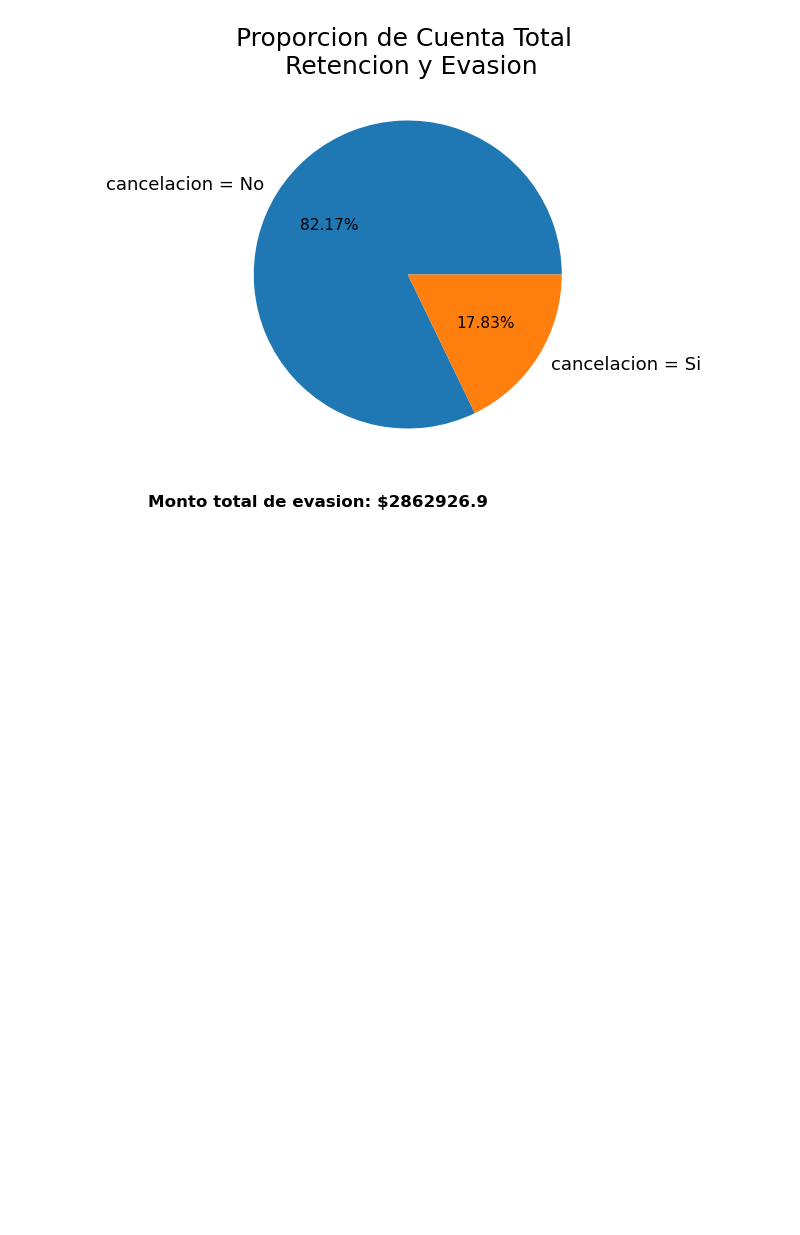
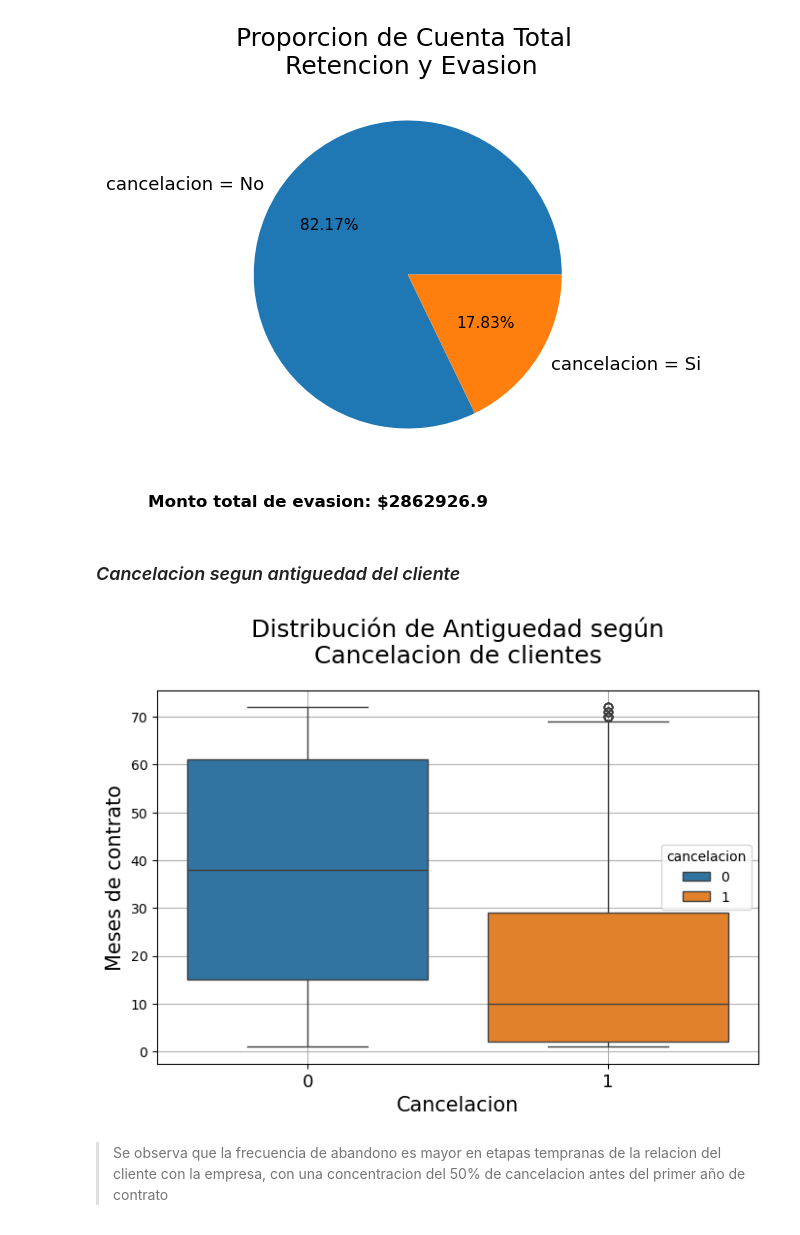
Before and after one commit to jbernalg/challenge_TelecomX_ML, a Jupyter notebook: telecomX_ML_2.ipynb, the cells around one changed output. Saved outputs shown, nothing was run; the diff lists cells and outputs as text; code cells hidden in the pictures; blank space fills up the shorter version.

Commit message:
analisis visual 1.2

```diff
--- a/telecomX_ML_2.ipynb
+++ b/telecomX_ML_2.ipynb
@@ -649,3 +642,37 @@ plt.figtext(
 plt.show()
 # %% [output]
 [figure]
+# %% [markdown]
+### _Cancelacion segun antiguedad del cliente_
+# %%
+def boxplot_churn(df: pd.DataFrame,
+                  ycol: str,
+                  ylabel: str=None,
+                  title_translate: str=None):
+
+    """
+    Genera y guarda un boxplot que muestra la distribución de una variable numérica
+    (`ycol`) según la condición de churn de los clientes.
+    """
+
+    if ylabel is None:
+        ylabel = ycol
+    if title_translate is None:
+        title_translate = ycol
+
+    fig, ax = plt.subplots(figsize=(8, 5))
+
+    ax = sns.boxplot(data=df, x='cancelacion', y=ycol, hue='cancelacion')
+    plt.title(f'Distribución de {title_translate} según\nCancelacion de clientes', fontsize=18, pad=20)
+    plt.xlabel('Cancelacion', fontsize=15)
+    plt.ylabel(ylabel, fontsize=15)
+    plt.xticks(fontsize=13)
+    plt.grid(True)
+    plt.show()
+    return fig
+# %%
+duracion_boxplot = boxplot_churn(df, ycol='meses_contrato', ylabel='Meses de contrato', title_translate='Antiguedad')
+# %% [output]
+[figure, added]
+# %% [markdown]
+> Se observa que la frecuencia de abandono es mayor en etapas tempranas de la relacion del cliente con la empresa, con una concentracion del 50% de cancelacion antes del primer año de contrato
```
Also changed, not shown: parts of 1 cell of this notebook.
